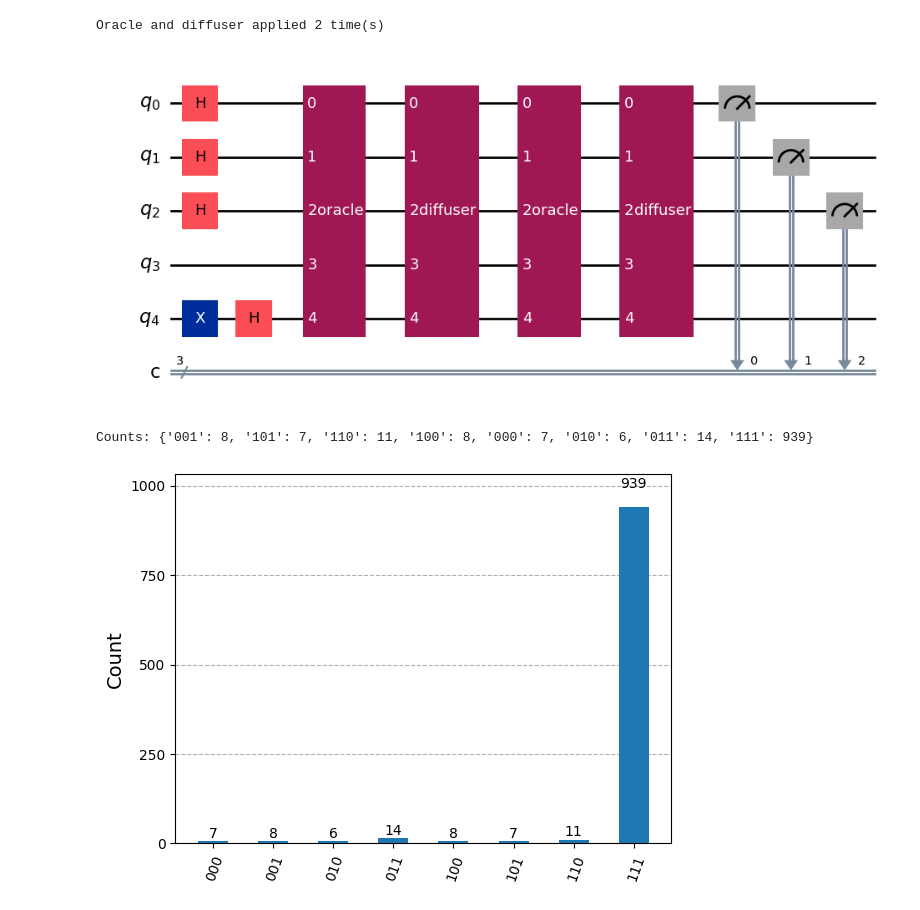
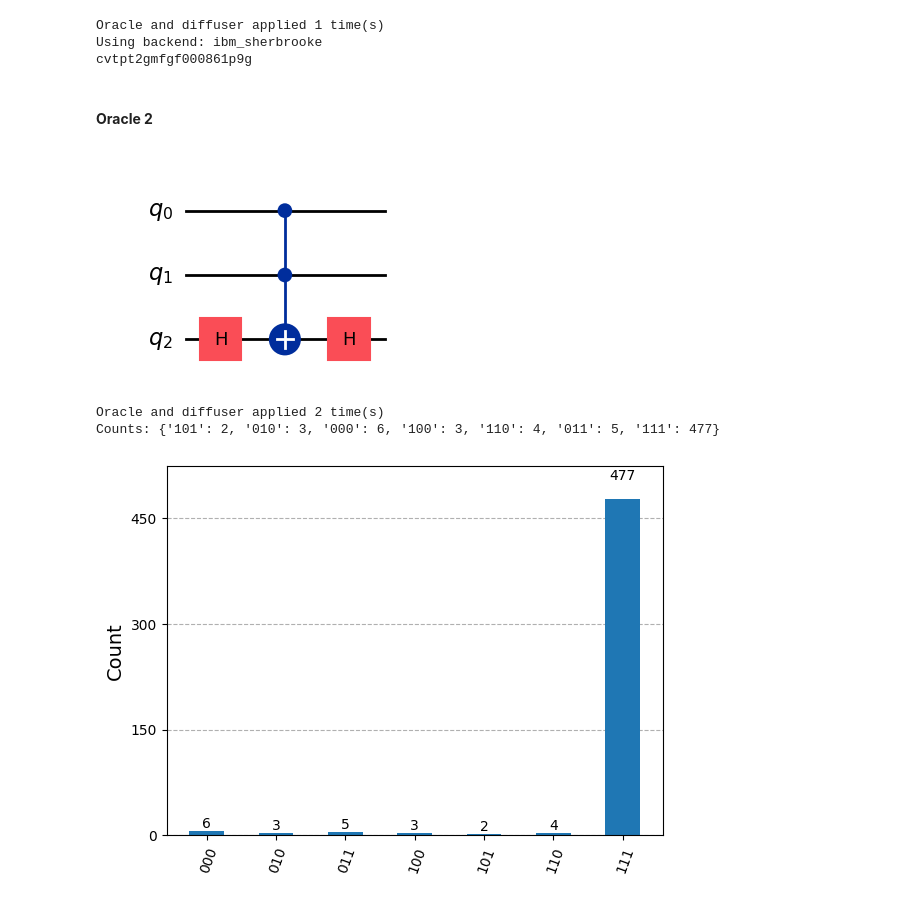
Before and after one commit to tentaclepurple/42_Ftl_quantum, a Jupyter notebook: Exercise_6/Grover.ipynb, the cells around one changed output. Cells and saved outputs as stored; diff of their text form; code cells hidden in the pictures.

Commit message:
tested with eval oracles

```diff
--- a/Exercise_6/Grover.ipynb
+++ b/Exercise_6/Grover.ipynb
@@ -71,14 +72,12 @@ def grover_algorithm(grover_bits, gates_steps):
 # %%
 def transpile_circuit(grover_circuit):
 
-    display(grover_circuit.draw(output='mpl'))
-
     simulator = AerSimulator()
     transpiled_qc = transpile(grover_circuit, simulator)
-    job = simulator.run(transpiled_qc, shots=1000)  # Aumentamos el número de shots
+    job = simulator.run(transpiled_qc, shots=500)
     result = job.result()
     counts = result.get_counts()
 
     print("Counts:", counts)
-    display(plot_histogram(counts))
+    display(plot_histogram(counts, title='Simulator results'))
 # %%
@@ -115,0 +127,28 @@ def transpile_circuit_quantum(grover_circuit):
+# %%
+gates = [
+    ("ry", [np.pi/2, 1]),
+    ("cx", [0, 1]),
+    ("ry", [-np.pi/2, 1]),
+    ("cx", [0, 1]),
+]
+
+'''
+|00⟩ → |00⟩
+|01⟩ → -|01⟩ (phase change)
+|10⟩ → |10⟩
+|11⟩ → |11⟩
+'''
+
+nqubits = 2
+qc = QuantumCircuit(nqubits)
+qc = build_oracle(qc, gates)
+display(qc.draw(output='mpl'))
+
+nqubitsctrl = nqubits + 2
+oracle = QuantumCircuit(nqubitsctrl)
+
+solutions = 1
+
+gr = grover_algorithm(nqubitsctrl, gates, solutions)
+
+transpile_circuit(gr)
@@ -116,33 +160,68 @@ def transpile_circuit_quantum(grover_circuit):
+# %%
+gates = [
+    ("ry", [np.pi/2, 1]),
+    ("cx", [0, 1]),
+    ("ry", [-np.pi/2, 1]),
+    ("cx", [0, 1]),
+]
+
+nqubits = 2
+nqubitsctrl = nqubits + 2
+oracle = QuantumCircuit(nqubitsctrl)
+build_oracle(oracle, gates)
+
+solutions = 1
+
+gr = grover_algorithm(nqubitsctrl, gates, solutions)
+
+transpile_circuit_quantum(gr)
+# %% [output]
+Oracle and diffuser applied 1 time(s)
+Using backend: ibm_sherbrooke
+cvtpt2gmfgf000861p9g
+# %% [markdown]
+<br/>
+
+**Oracle 2**
 # %%
 gates = [
     ("h", [2]),
     ("ccx", [0, 1, 2]),
     ("h", [2]),
 ]
 '''
 qc.ccx(0, 1, 2)
 - Toffoli gate (CCX) in qubits 0, 1, and 2:
 - CCX controled controled NOT gate.
 - Inverts qubit 2 only if qubits 0 and 1 are in |1⟩
 
 - After H - CCX - H the state of the sitem is:
 a|000⟩ + b|001⟩ + c|010⟩ + d|011⟩ + e|100⟩ + f|101⟩ + g|110⟩ - h|111⟩
 '''
 
 nqubits = 3
+
+qc = QuantumCircuit(nqubits)
+qc = build_oracle(qc, gates)
+display(qc.draw(output='mpl'))
+
+
 nqubitsctrl = nqubits + 2
+solutions = 1
+
 oracle = QuantumCircuit(nqubitsctrl)
 build_oracle(oracle, gates)
 
+solutions = 1
 
-gr = grover_algorithm(nqubitsctrl, gates)
+gr = grover_algorithm(nqubitsctrl, gates, solutions)
 
 transpile_circuit(gr)
 # %% [output]
+[figure, new version]
 Oracle and diffuser applied 2 time(s)
+Counts: {'101': 2, '010': 3, '000': 6, '100': 3, '110': 4, '011': 5, '111': 477}
-[figure, old version]
-Counts: {'001': 8, '101': 7, '110': 11, '100': 8, '000': 7, '010': 6, '011': 14, '111': 939}
-[figure, old version]
+[figure, new version]
 # %%
 gates = [
     ("h", [2]),
```
Also changed, not shown: parts of 18 cells of this notebook.
